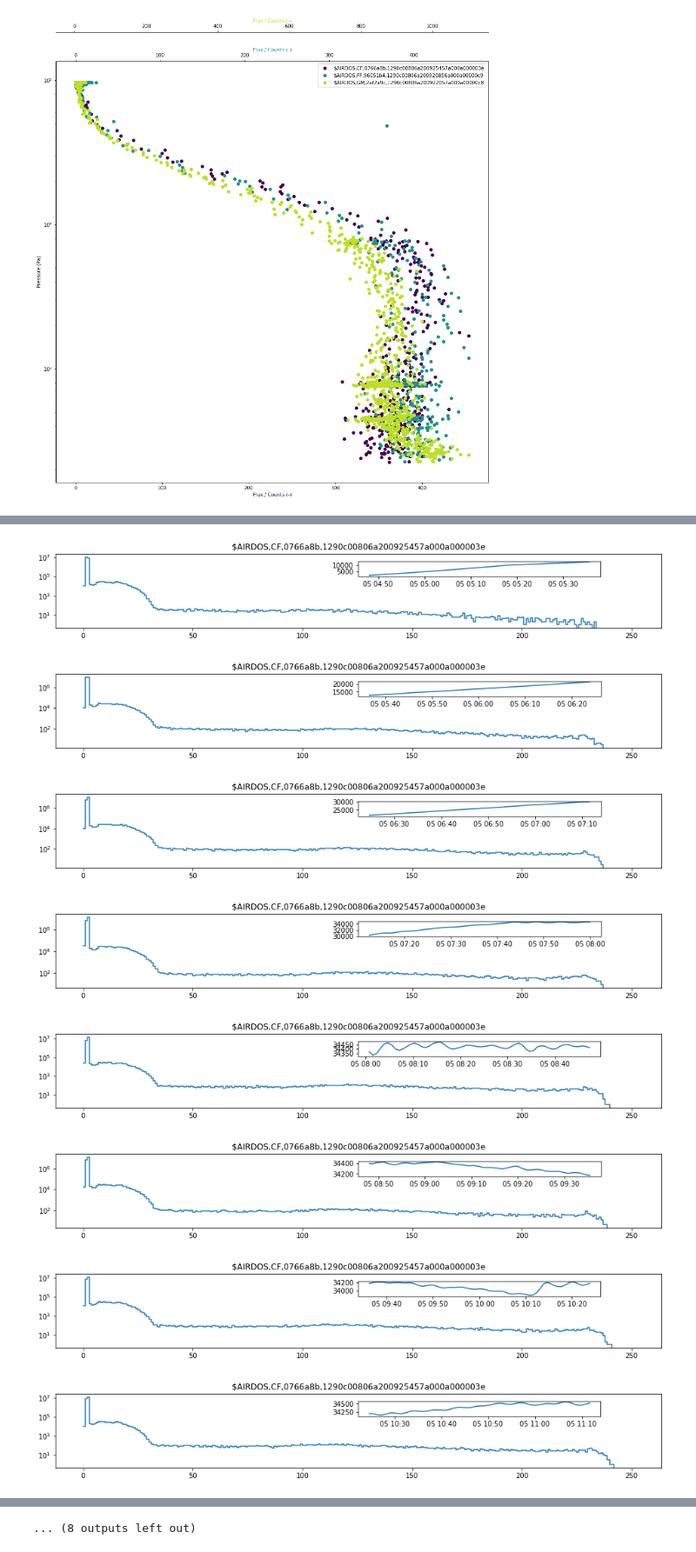
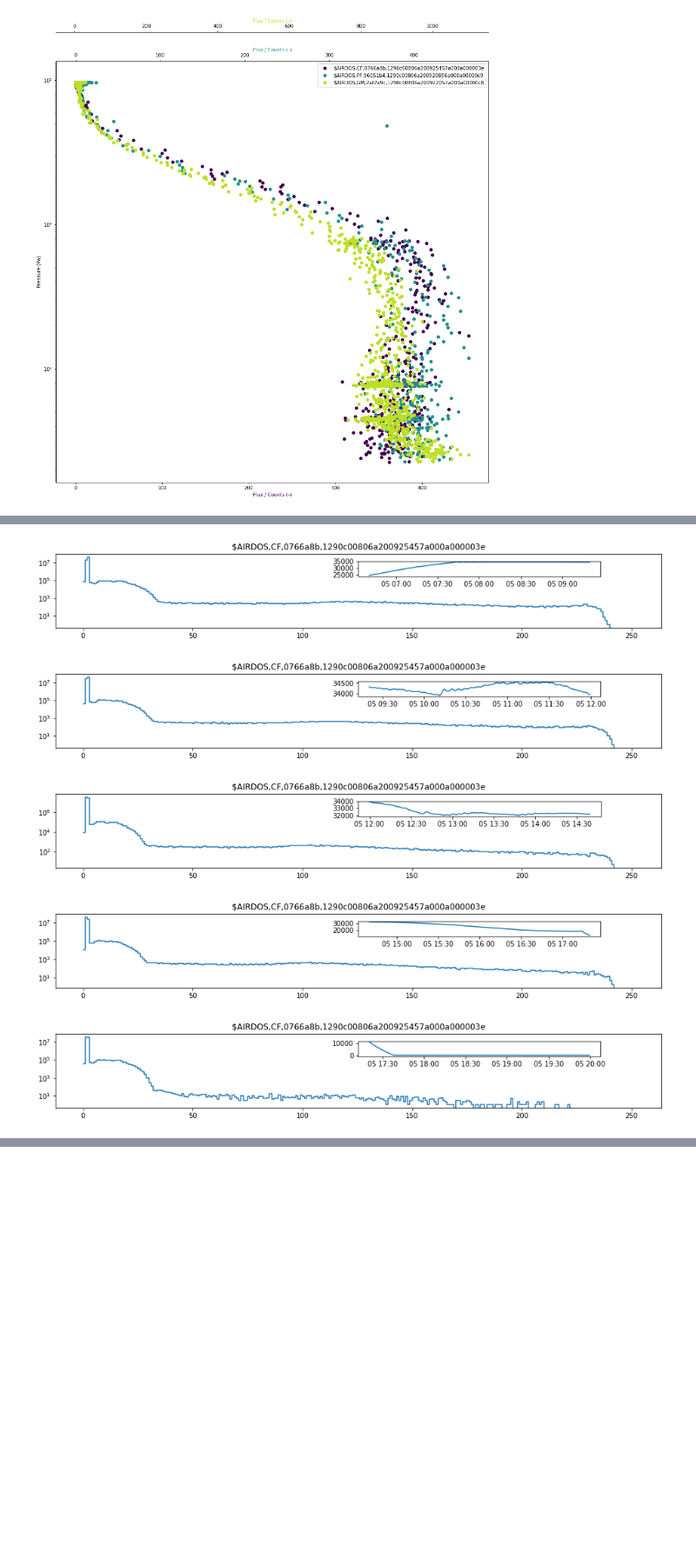
Before and after one commit to ODZ-UJF-AV-CR/FIK-4-Kiruna, a Jupyter notebook: notebooks/Flight-KAKL.ipynb, the cells around one changed output, grey strips where cells are left out. Shown at 87% size. Saved outputs shown, nothing was run; the diff lists cells and outputs as text; code cells hidden in the pictures; blank space fills up the shorter version.

```diff
--- a/notebooks/Flight-KAKL.ipynb
+++ b/notebooks/Flight-KAKL.ipynb
@@ -281,7 +307,7 @@ def plot_spectra_in_time_mod(tfrom, tto):
         #axes.set_xlim(0, 50)
         #axes.set_ylim(4e3, 4e4)
 
-N = 20
+N = 6
 
 s = pd.Timestamp(year=2019, month=9, day=5, hour=4, tz='UTC') #cf_logs[0].candy.index[0]
 e = pd.Timestamp(year=2019, month=9, day=5, hour=20, minute=0, tz='UTC') #cf_logs[0].candy.index[-1]
@@ -296,8 +322,5 @@ for i in range(N):
-[figure, old version]
+[figure, new version]
-[figure, old version]
+[figure, new version]
-[figure, old version]
+[figure, new version]
-[figure, old version]
+[figure, new version]
-[figure, old version]
+[figure, new version]
-[figure, removed]
-[figure, removed]
-[figure, removed]
@@ -307 +326,0 @@ for i in range(N):
-... (8 outputs left out)
```
Also changed, not shown: parts of 11 cells of this notebook, 7 other files.
